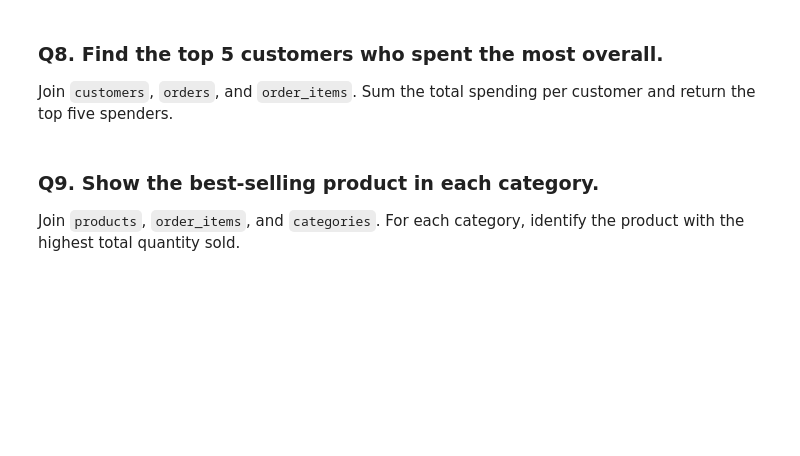
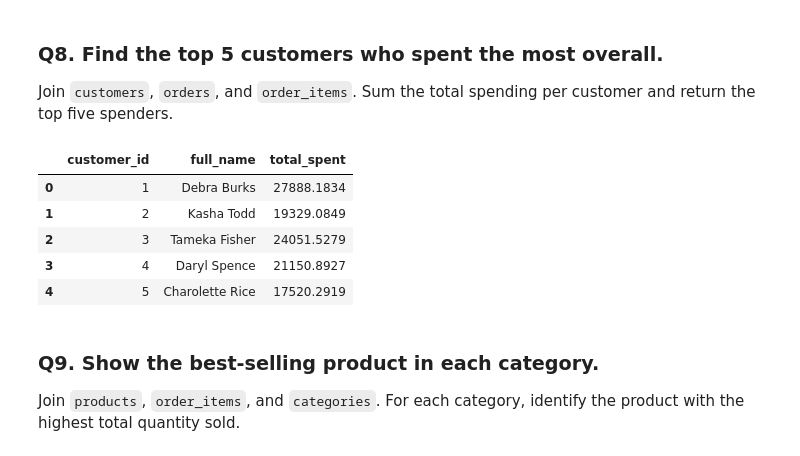
Before and after one commit to KittyRose8267/DA_M3_W3_Workflow, a Jupyter notebook: workflow_practice.ipynb, the cells around one changed output. Cells and saved outputs as stored; diff of their text form; code cells hidden in the pictures; blank space fills up the shorter version.

```diff
--- a/workflow_practice.ipynb
+++ b/workflow_practice.ipynb
@@ -251,6 +283,21 @@ Revenue = quantity * list_price * (1 - discount). Join `orders`, `order_items`,
 Join `customers`, `orders`, and `order_items`. Sum the total spending per customer and return the top five spenders.
 # %%
 # Your query here
+pd.read_sql("""
+    Select o.customer_id, CONCAT(c.first_name, ' ', c.last_name) AS full_name, SUM(oi.quantity * oi.list_price * (1-oi.discount)) as total_spent
+    From order_items as oi
+    Join orders as o on o.order_id = oi.order_id
+    Join customers as c on c.customer_id = o.customer_id
+    Group by o.customer_id, full_name
+    LIMIT 5;
+""", connection)
+# %% [output]
+|  | customer_id | full_name | total_spent |
+| 0 | 1 | Debra Burks | 27888.1834 |
+| 1 | 2 | Kasha Todd | 19329.0849 |
+| 2 | 3 | Tameka Fisher | 24051.5279 |
+| 3 | 4 | Daryl Spence | 21150.8927 |
+| 4 | 5 | Charolette Rice | 17520.2919 |
 # %% [markdown]
 ### Q9. Show the best-selling product in each category.
 
```
Also changed, not shown: parts of 4 cells of this notebook, 1 other file.
